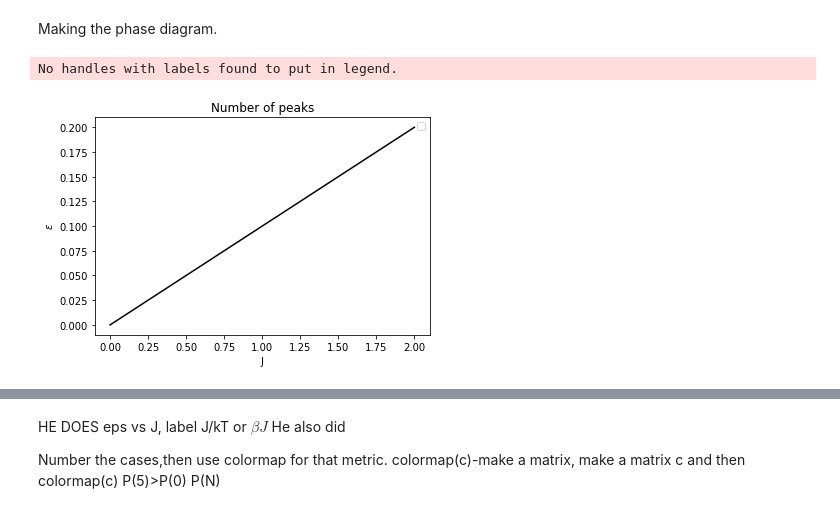
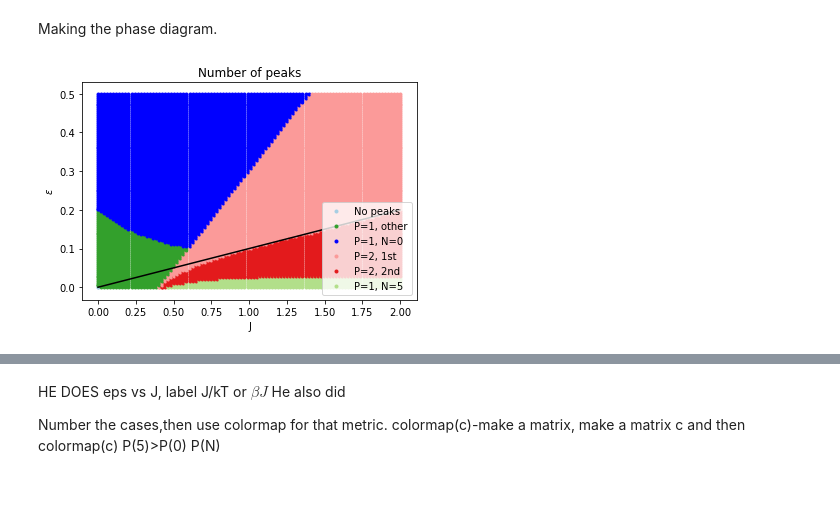
Before and after one commit to martagonzalvo/che164, a Jupyter notebook: 164Project_v2.ipynb, the cells around one changed output, grey strips where cells are left out. Drawn from its saved outputs; the diff is of its cells as text; code cells hidden in the pictures.

```diff
--- a/164Project_v2.ipynb
+++ b/164Project_v2.ipynb
@@ -332,12 +382,13 @@ def find_peaks(eps, J, L=5, microstates=microstates()):
 # %% [markdown]
 Calculating necessary data. It is commented so that it doesn't run again when I run the whole notebook. I saved the orignial results in a file so I can load it (see cell below).
 # %%
-eps_part3 = np.linspace(0, 0.5, 50) # my previous limits: (-1, 5)
-J_part3 = np.linspace(0, 2, 50) # my previous limits: (-1, 2)
+eps_part3 = np.linspace(0, 0.5, 100)
+J_part3 = np.linspace(0, 2, 100)
 ep_mesh, J_mesh = np.meshgrid(eps_part3, J_part3)
 
-#peak_info = []
-#for eps, Js in zip(ep_mesh, J_mesh):
-#    for ep, J in zip(eps,Js):
-#        peaks = find_peaks(ep,J)
-#        peak_info.append([ep, J, find_peaks(ep,J)])
+start = time.time()
+peak_info = []
+for eps, Js in zip(ep_mesh, J_mesh):
+    for ep, J in zip(eps,Js):
+        peaks = find_peaks(ep,J)
+        peak_info.append(peaks)
@@ -350,6 +395,2 @@ Saving results to csv so I don't have to run it again (takes several minutes).
 # %% [markdown]
 Loading the dataframe and turning it back onto a list.
-# %%
-df_loaded = pd.read_csv('peak_info.csv')
-peak_info = df_loaded.values.tolist()
-peak_info
@@ -379,71 +415,71 @@ colors = ['#a6cee3','#1f78b4','#b2df8a','#33a02c','#fb9a99','#e31a1c','#fdbf6f',
 n_0, n_1, n_2, n_3, n_4, n_5, n_6, n_7, n_8 = 0,0,0,0,0,0,0,0,0
 
 for p in peak_info:
-    if p[2][2] == 0:
+
+    if p[2] == 0:
         if n_0 == 0:
-            plt.scatter(p[1], p[0], color=colors[0], label='No peaks')
-        plt.scatter(p[1], p[0], color=colors[0])
+            plt.scatter(p[1], p[0], color=colors[0], marker='.', label='No peaks')
+        plt.scatter(p[1], p[0], color=colors[0], marker='.')
         n_0 +=1
     # 1 peak
     ## Empty
-    if p[2][2] == 1 and p[2][3]==[0]:
+    if p[2] == 1 and p[3]==[0]:
         if n_1 == 0:
-            plt.scatter(p[1], p[0], color='blue', label='P=1, N=0')
-        plt.scatter(p[1], p[0], color='blue')
+            plt.scatter(p[1], p[0], color='blue', marker='.', label='P=1, N=0')
+        plt.scatter(p[1], p[0], color='blue', marker='.')
         n_1 +=1
     ## Full
-    if p[2][2] == 1 and p[2][3]==[5]:
+    if p[2] == 1 and p[3]==[5]:
         if n_2 == 0:
-            plt.scatter(p[1], p[0], color=colors[2], label='P=1, N=5')
-        plt.scatter(p[1], p[0], color=colors[2])
+            plt.scatter(p[1], p[0], color=colors[2], marker='.', label='P=1, N=5')
+        plt.scatter(p[1], p[0], color=colors[2], marker='.')
         n_2 +=1
     ## Elsewhere
-    if p[2][2] == 1 and p[2][3]!=[0] and p[2][3]!=[5]:
+    if p[2] == 1 and p[3]!=[0] and p[3]!=[5]:
         if n_3 == 0:
-            plt.scatter(p[1], p[0], color=colors[3], label='P=1, other')
-        plt.scatter(p[1], p[0], color=colors[3])
+            plt.scatter(p[1], p[0], color=colors[3], marker='.', label='P=1, other')
+        plt.scatter(p[1], p[0], color=colors[3], marker='.')
         n_3 +=1
 
     #2 peaks
     ## First larger
-    if p[2][2] == 2 and p[2][3]==[0]: # 1st larger
+    if p[2] == 2 and p[3]==[0]: # 1st larger
         if n_4 == 0:
-            plt.scatter(p[1], p[0], color=colors[4], label='P=2, 1st')
-        plt.scatter(p[1], p[0], color=colors[4])
+            plt.scatter(p[1], p[0], color=colors[4], marker='.', label='P=2, 1st')
+        plt.scatter(p[1], p[0], color=colors[4], marker='.')
         n_4 +=1
     ## Second larger
-    if p[2][2] == 2 and p[2][3]==[1]: #and 2nd larger:
+    if p[2] == 2 and p[3]==[1]: #and 2nd larger:
         if n_5 == 0:
-            plt.scatter(p[1], p[0], color=colors[5], label='P=2, 2nd')
-        plt.scatter(p[1], p[0], color=colors[5])
+            plt.scatter(p[1], p[0], color=colors[5], marker='.', label='P=2, 2nd')
+        plt.scatter(p[1], p[0], color=colors[5], marker='.')
         n_5 +=1
 
     # 3, 4, and 5 peaks
-    if p[2][2] == 3:
+    if p[2] == 3:
         if n_6 == 0:
-            plt.scatter(p[1], p[0], color=colors[6], label='P=3')
-        plt.scatter(p[1], p[0], color=colors[6])
+            plt.scatter(p[1], p[0], color=colors[6], marker='.', label='P=3')
+        plt.scatter(p[1], p[0], color=colors[6], marker='.')
         n_6 +=1
-    if p[2][2] == 4:
+    if p[2] == 4:
         if n_7 == 0:
-            plt.scatter(p[1], p[0], color=colors[7], label='P=4')
-        plt.scatter(p[1], p[0], color=colors[7])
+            plt.scatter(p[1], p[0], color=colors[7], marker='.', label='P=4')
+        plt.scatter(p[1], p[0], color=colors[7], marker='.')
         n_7 +=1
-    if p[2][2] == 5:
+    if p[2] == 5:
         if n_8 == 0:
-            plt.scatter(p[1], p[0], color=colors[8], label='P=5')
-        plt.scatter(p[1], p[0], color=colors[8])
+            plt.scatter(p[1], p[0], color=colors[8], marker='.', label='P=5')
+        plt.scatter(p[1], p[0], color=colors[8], marker='.')
         n_8 +=1
 
 plt.title('Number of peaks')
 plt.xlabel('J')
 plt.ylabel('$\epsilon$')
 
 J_special = [0,2]
 eps_special = [0,0.2]
 plt.plot(J_special, eps_special, color='black');
 
 plt.legend();
 # %% [output]
-No handles with labels found to put in legend.
-[figure, old version]
+[figure, new version]
```
Also changed, not shown: parts of 32 cells of this notebook, 1 other file.
